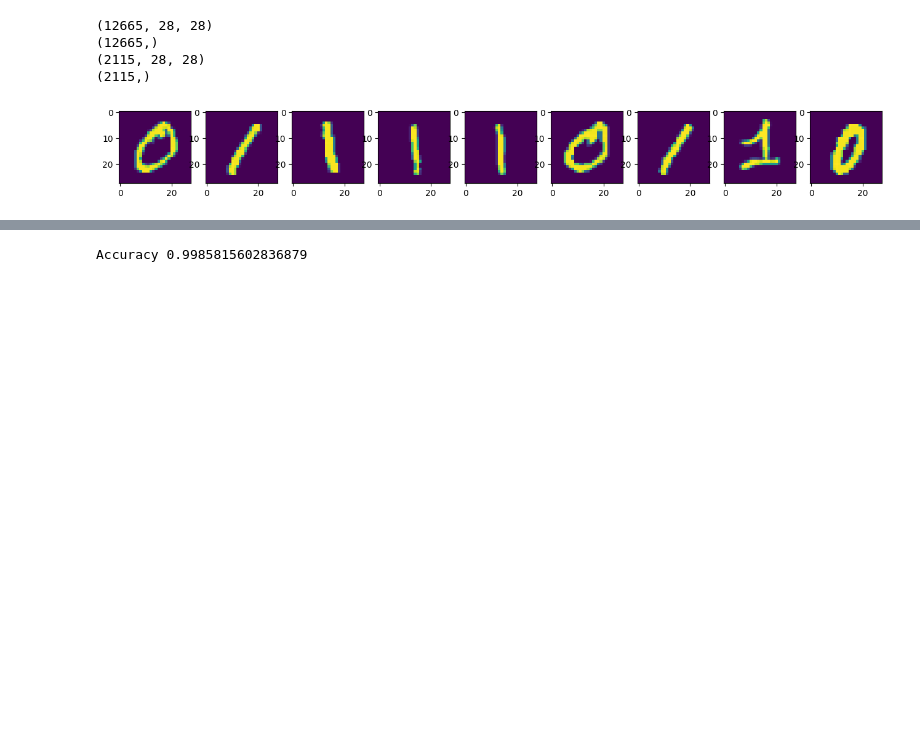
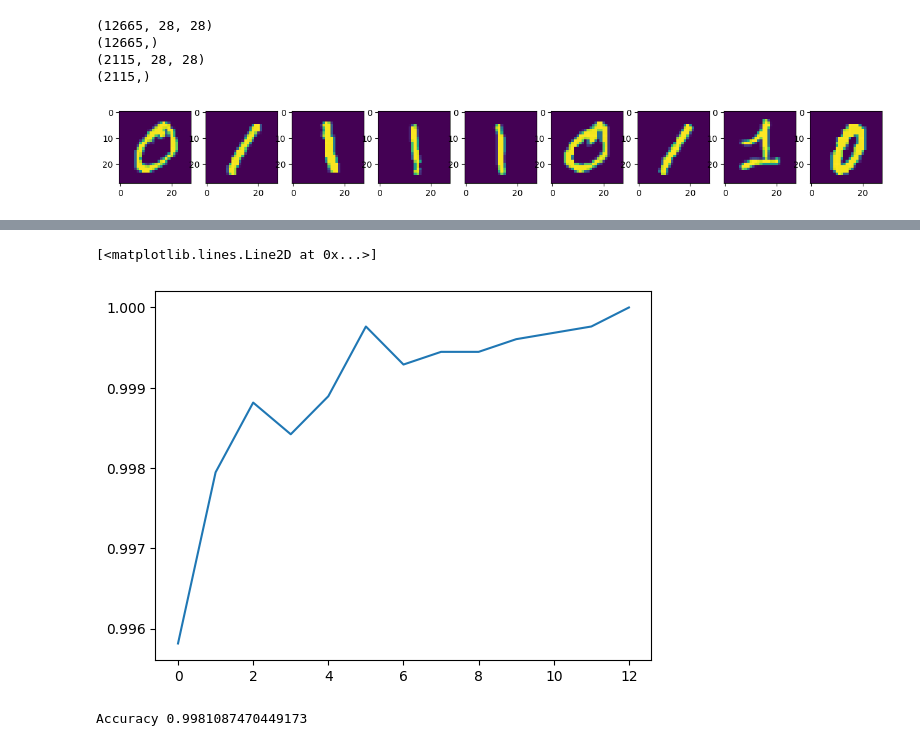
Before and after one commit to Zhigadlo/SAPR, a Jupyter notebook: lab2_classification.ipynb, the cells around one changed output, grey strips where cells are left out. Drawn from its saved outputs; the diff is of its cells as text; code cells hidden in the pictures; blank space fills up the shorter version.

```diff
--- a/lab2_classification.ipynb
+++ b/lab2_classification.ipynb
@@ -69,13 +69,16 @@ def predict(x, weigths):
 def train(x_train, y_train, weigths, w_0, epochs):
     isLearning = True
     epoch = 0
+    acc = []
     while(isLearning and epoch != epochs):
         epoch += 1
         E = 0
+        right_answ_c = 0
         for x_t, y_t in zip(x_train, y_train):
             y_pred = predict(x_t, weigths)
             if y_pred == y_t:
                 E += 1
+                right_answ_c += 1
                 continue
             if y_t == 0 and y_t != y_pred:
                 w_0 += 1
@@ -87,12 +90,16 @@ def train(x_train, y_train, weigths, w_0, epochs):
                 for i in range(len(x_t)):
                     weigths[i] -= x_t[i]
 
+        acc.append(right_answ_c/len(y_train))
+
         if epoch % 10 == 0:
             print('Epoch {0} acc {1}'.format(epoch, E/len(x_train)))
 
         if E == len(x_train):
             isLearning = False
             print('Learning has ended on {} epoch'.format(epoch))
+
+    return epoch, acc
 # %%
-train(x_train, y_trn, weigths, w_0, 1000)
+epochs, accs = train(x_train, y_trn, weigths, w_0, 1000)
 # %% [output]
@@ -101,3 +108,8 @@ Learning has ended on 19 epoch
+# %%
+plt.plot(np.arange(epochs), np.array(accs))
+# %% [output]
+[<matplotlib.lines.Line2D at 0x...>]
+[figure, added]
 # %%
 acc = 0
 for x_t, y_t in zip(x_test, y_tst):
@@ -107,4 +119,4 @@ for x_t, y_t in zip(x_test, y_tst):
 acc /= len(x_test)
 print('Accuracy {}'.format(acc))
 # %% [output]
-Accuracy 0.9985815602836879
+Accuracy 0.9981087470449173
```
Also changed, not shown: parts of 2 cells of this notebook, 1 other file.
